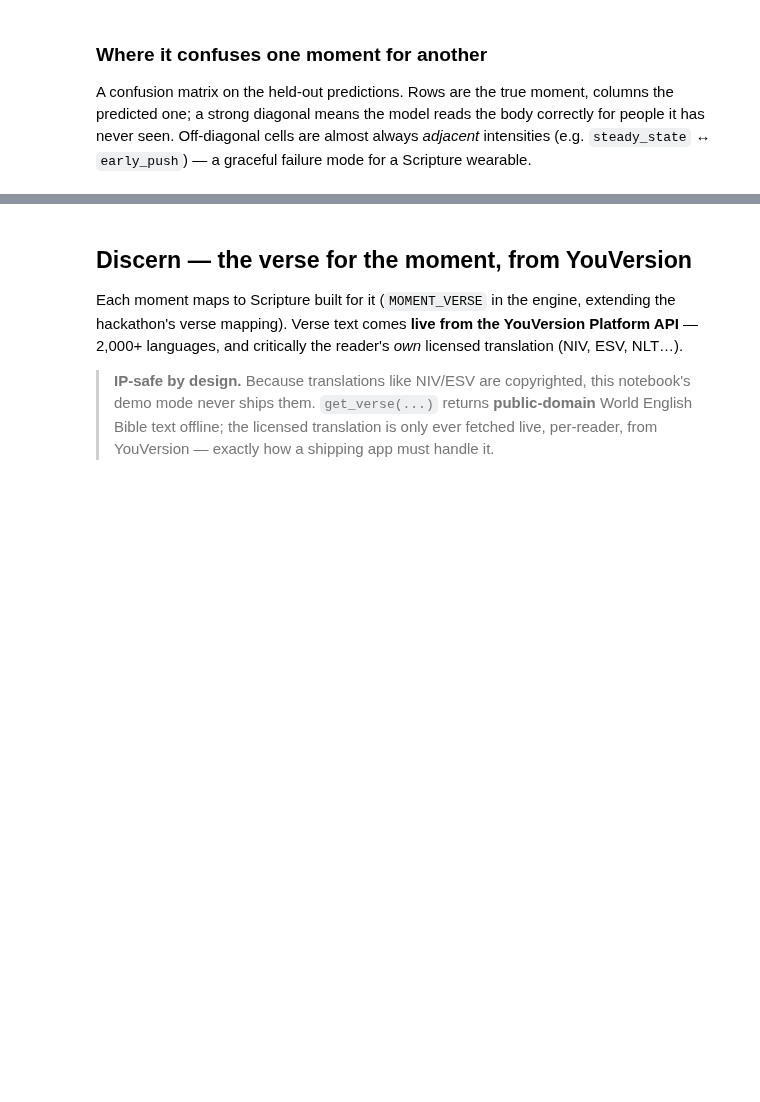
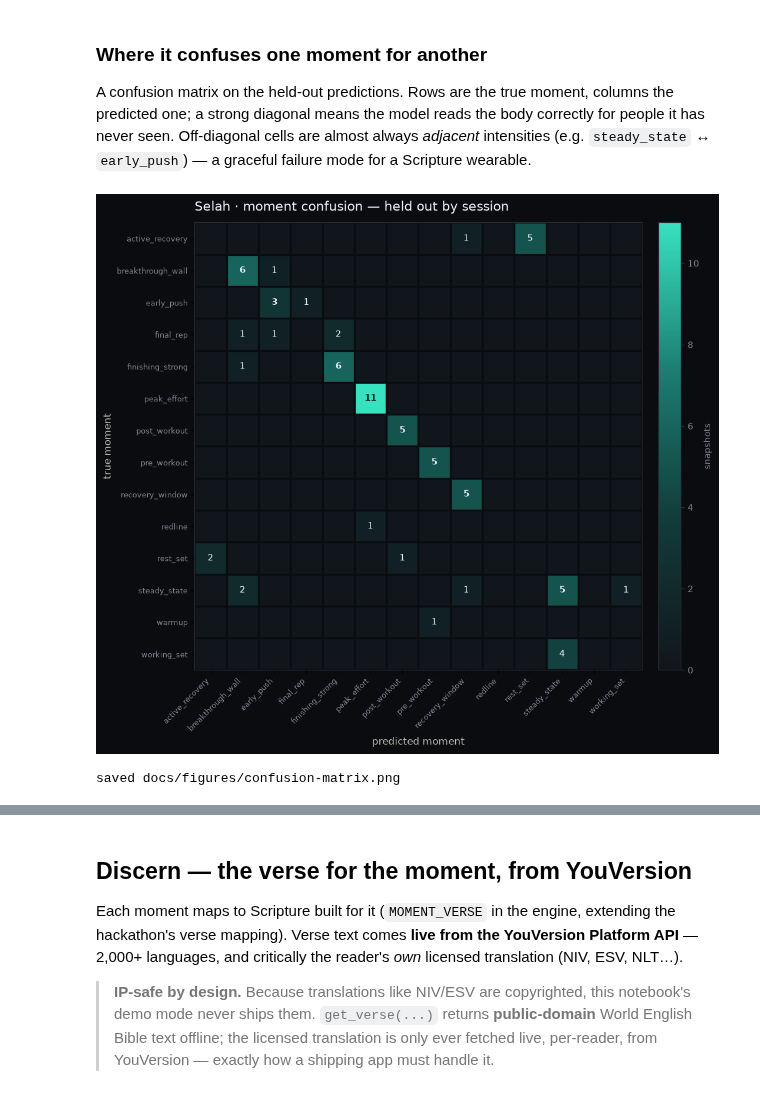
Before and after one commit to petitgen-ltd/selah-scripture, a Jupyter notebook: notebook.ipynb, the cells around one changed output, grey strips where cells are left out. Drawn from its saved outputs; the diff is of its cells as text; code cells hidden in the pictures; blank space fills up the shorter version.

```diff
--- a/notebook.ipynb
+++ b/notebook.ipynb
@@ -396,31 +652,37 @@ im = ax.imshow(cm, cmap=teal_seq, vmin=0, vmax=vmax, aspect="equal")
 
 # 2px surface gap between cells (grid on minor ticks in the surface color)
 ax.set_xticks(np.arange(-.5, len(labels), 1), minor=True)
 ax.set_yticks(np.arange(-.5, len(labels), 1), minor=True)
 ax.grid(which="minor", color=BG, linewidth=2)
 ax.tick_params(which="minor", length=0)
 
 # Count labels — white on dark cells, ink on bright cells (by luminance).
 for i in range(len(labels)):
     for j in range(len(labels)):
         v = cm[i, j]
         if v == 0:
             continue
         tone = INK if (v / vmax) < 0.55 else BG
         ax.text(j, i, str(v), ha="center", va="center", fontsize=9,
                 color=tone, fontweight="bold" if i == j else "normal")
 
 ax.set_xticks(range(len(labels))); ax.set_yticks(range(len(labels)))
 ax.set_xticklabels(labels, rotation=45, ha="right", fontsize=8, color=MUTED)
 ax.set_yticklabels(labels, fontsize=8, color=MUTED)
 ax.set_xlabel("predicted moment", color=INK2, fontsize=10)
 ax.set_ylabel("true moment", color=INK2, fontsize=10)
 ax.set_title("Selah · moment confusion — held out by session",
              color=INK, loc="left", fontsize=13, pad=12)
 for s in ax.spines.values():
     s.set_color(GRID)
 cbar = fig.colorbar(im, ax=ax, fraction=0.045, pad=0.03)
 cbar.set_label("snapshots", color=MUTED, fontsize=9)
 cbar.ax.yaxis.set_tick_params(color=GRID); cbar.outline.set_edgecolor(GRID)
 plt.setp(cbar.ax.get_yticklabels(), color=MUTED)
-plt.tight_layout(); plt.show()
+plt.tight_layout()
+plt.savefig(f"{FIGDIR}/confusion-matrix.png", facecolor=BG, bbox_inches="tight", dpi=140)
+plt.show()
+print("saved", f"{FIGDIR}/confusion-matrix.png")
+# %% [output]
+[figure, added]
+saved docs/figures/confusion-matrix.png
```
Also changed, not shown: parts of 22 cells of this notebook, 4 other files.
